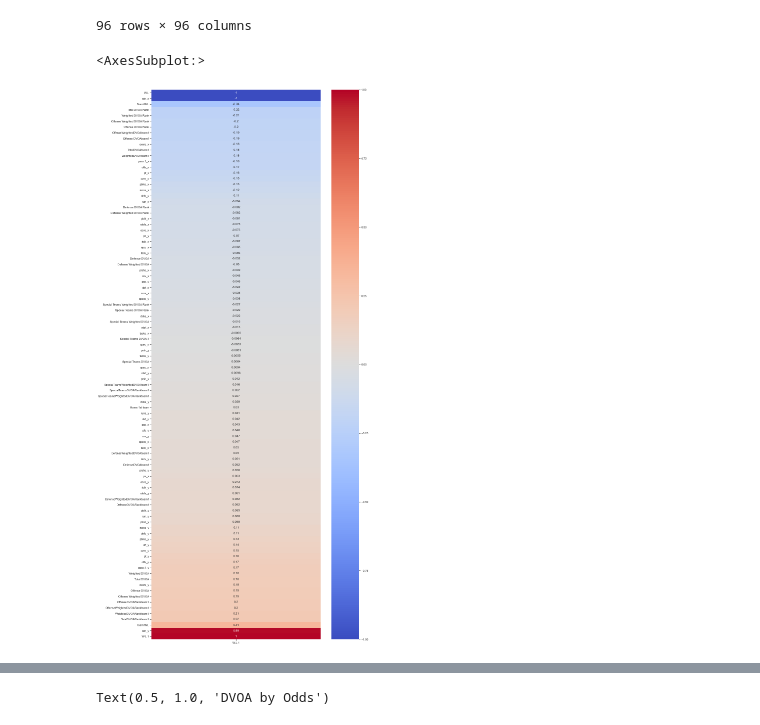
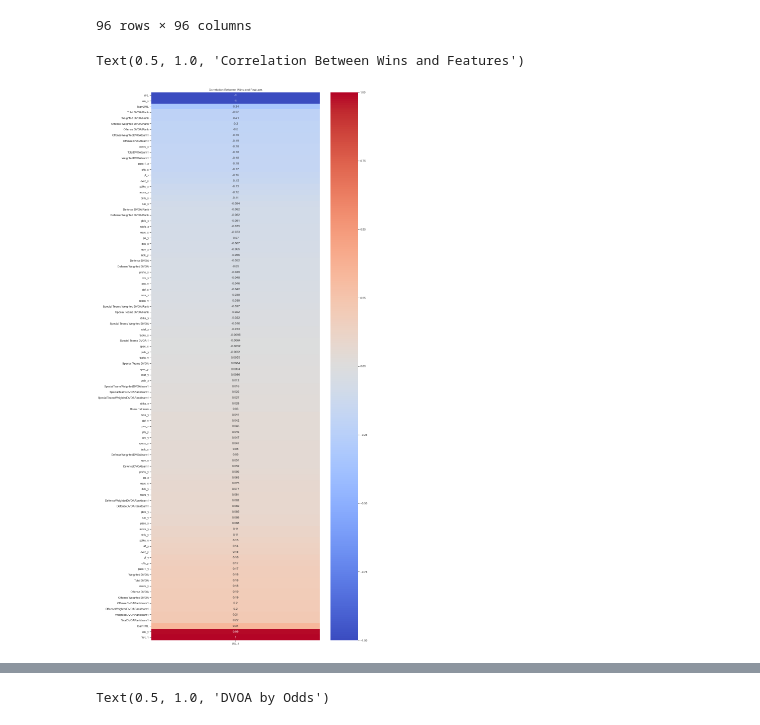
Before and after one commit to vivekbavda/NFL, a Jupyter notebook: BavdaNFLCapstoneDataCleaning.ipynb, the cells around one changed output, grey strips where cells are left out. Cells and saved outputs as stored; diff of their text form; code cells hidden in the pictures.

```diff
--- a/BavdaNFLCapstoneDataCleaning.ipynb
+++ b/BavdaNFLCapstoneDataCleaning.ipynb
@@ -1220,10 +1102,11 @@ dfprojected4.corr()
 # %%
 plt.figure(figsize=(15, 40))
 sns.heatmap(dfprojected4.corr()[['W-L.1']].sort_values('W-L.1'),
            annot=True,
            cmap='coolwarm',
            vmin=-1,
            vmax=1)
+plt.title('Correlation Between Wins and Features')
 # %% [output]
-<AxesSubplot:>
+Text(0.5, 1.0, 'Correlation Between Wins and Features')
-[figure, old version]
+[figure, new version]
```
Also changed, not shown: parts of 89 cells of this notebook, 2 other files.
